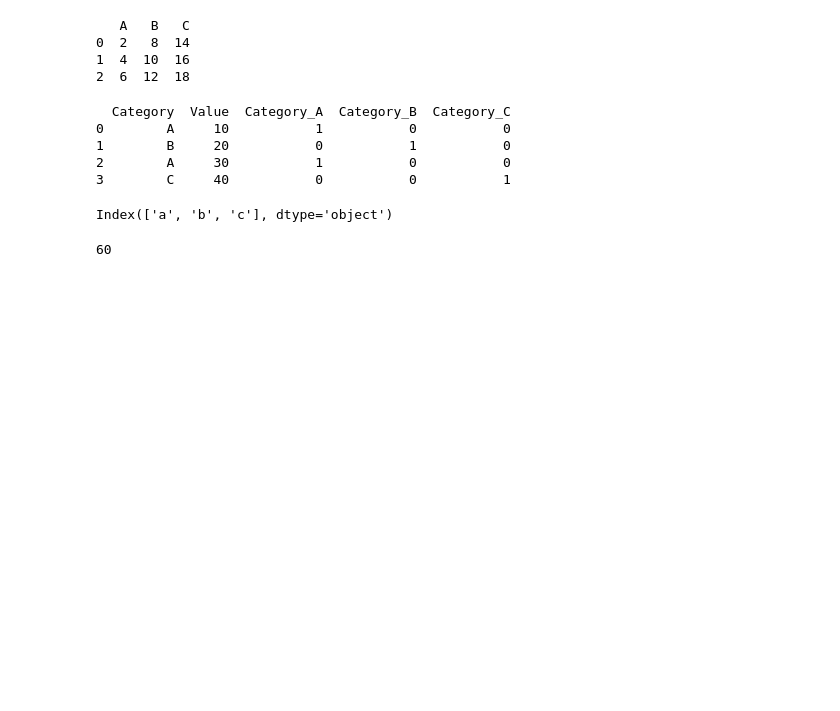
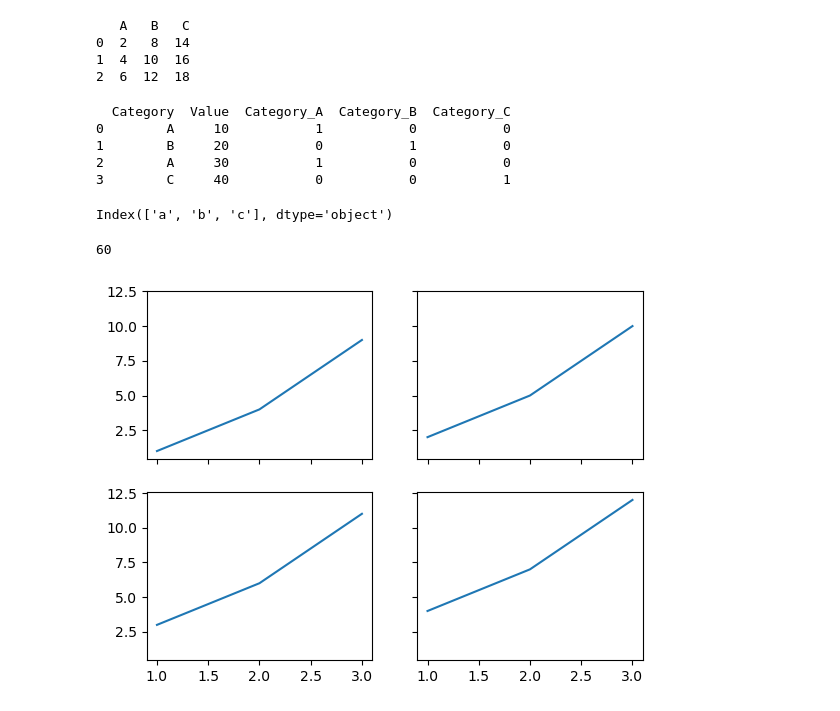
Before and after one commit to fredchan23/git-postclass-project, a Jupyter notebook: module1-summary-assessment.ipynb, the cells around one changed output. Drawn from its saved outputs; the diff is of its cells as text; code cells hidden in the pictures; blank space fills up the shorter version.

```diff
--- a/module1-summary-assessment.ipynb
+++ b/module1-summary-assessment.ipynb
@@ -120,3 +120,14 @@ result = arr2d[1, 2]
 print(result)  # Output: 60
 # %% [output]
 60
+# %%
+# illustrate create subplots that share the same x and y axes in Matplotlib
+import matplotlib.pyplot as plt
+fig, axs = plt.subplots(2, 2, sharex=True, sharey=True)
+axs[0, 0].plot([1, 2, 3], [1, 4, 9])
+axs[0, 1].plot([1, 2, 3], [2, 5, 10])
+axs[1, 0].plot([1, 2, 3], [3, 6, 11])
+axs[1, 1].plot([1, 2, 3], [4, 7, 12])
+plt.show()
+# %% [output]
+[figure, added]
```
Also changed, not shown: parts of 19 cells of this notebook.
